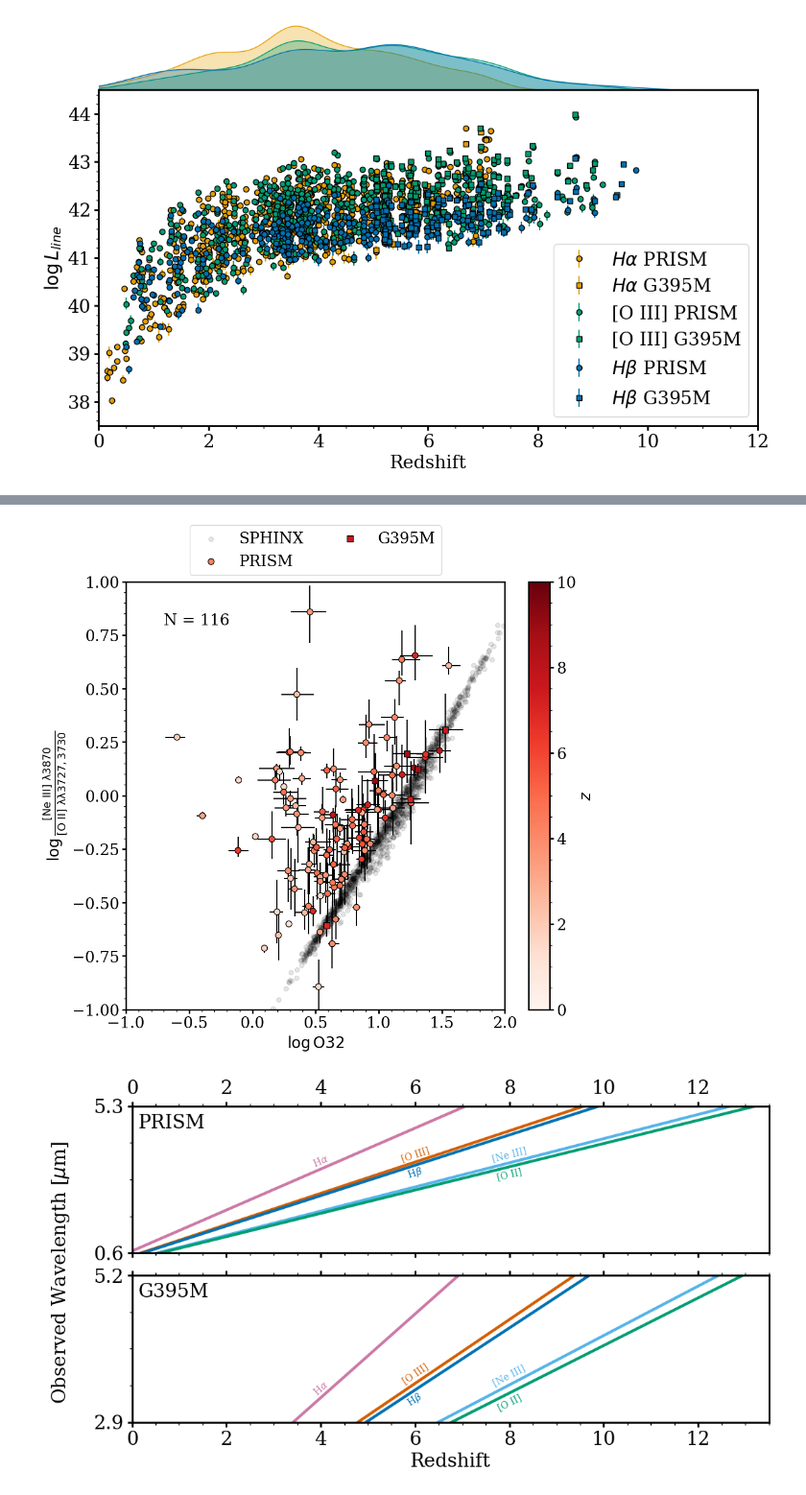
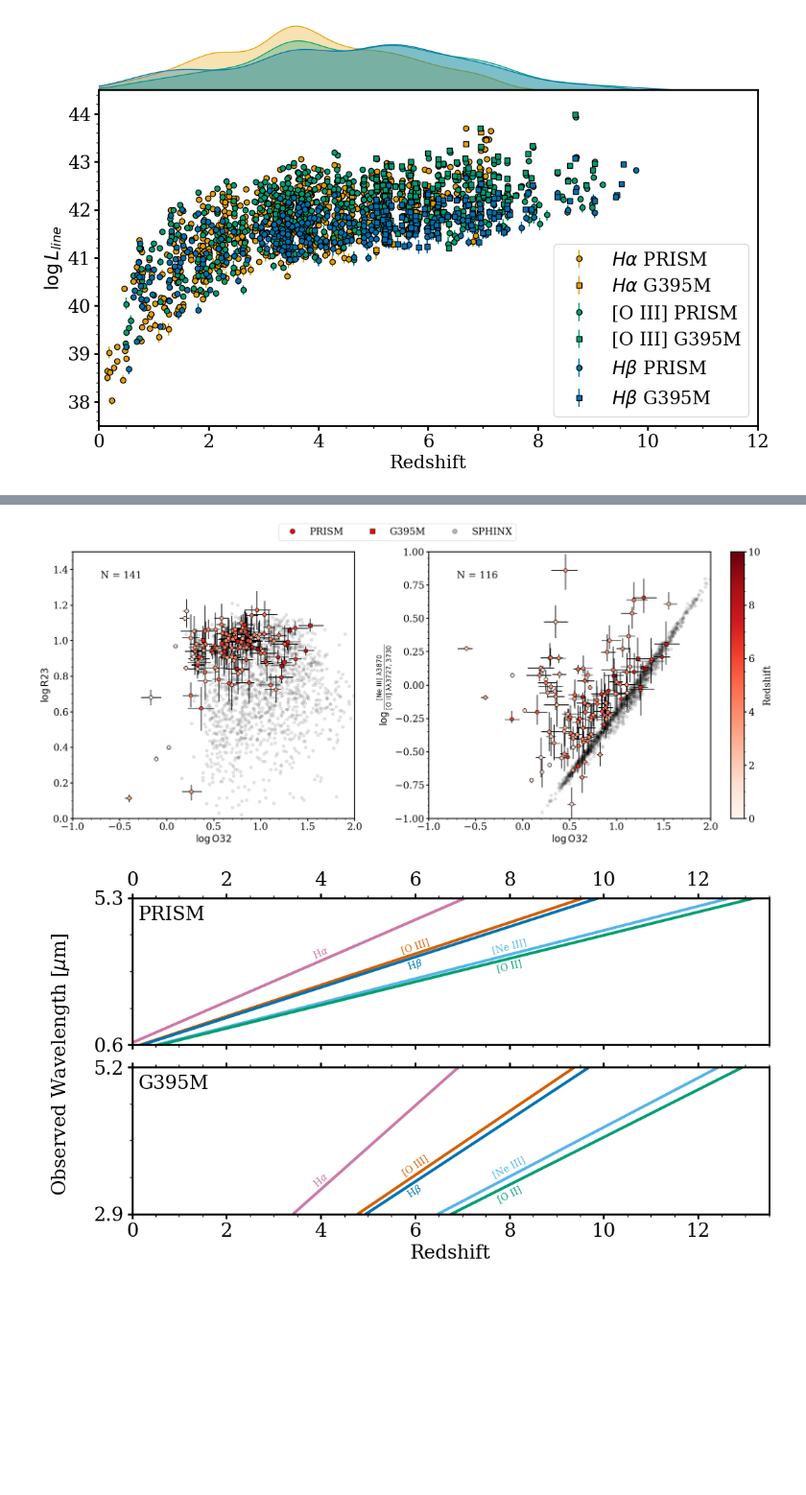
Before and after one commit to njcleri/RUBIES_ionization_conditions, a Jupyter notebook: ionization_conditions_zach.ipynb, the cells around one changed output, grey strips where cells are left out. Shown at 96% size. Cells and saved outputs as stored; diff of their text form; code cells hidden in the pictures; blank space fills up the shorter version.

```diff
--- a/ionization_conditions_zach.ipynb
+++ b/ionization_conditions_zach.ipynb
@@ -451,30 +396,28 @@ plt.show()
-# %%
-plt.figure(figsize=(11,10))
-plt.scatter(sphinxdf.log_O32, sphinxdf.log_NeIII_OII, c='k', alpha=0.1, label='SPHINX')
-
-plt.errorbar(x=np.log10(Ne3O32df_prism.O32), y=np.log10(Ne3O32df_prism.NeIII_OII),
-             xerr=[sf.propagate_uncertainty_log10(Ne3O32df_prism.O32,Ne3O32df_prism.O32_ERR_16), sf.propagate_uncertainty_log10(Ne3O32df_prism.O32,Ne3O32df_prism.O32_ERR_84)],
-             yerr=[sf.propagate_uncertainty_log10(Ne3O32df_prism.NeIII_OII,Ne3O32df_prism.NeIII_OII_ERR_16), sf.propagate_uncertainty_log10(Ne3O32df_prism.NeIII_OII,Ne3O32df_prism.NeIII_OII_ERR_84)],
-             ls='None', c='k', zorder=-1)
-plt.scatter(x=np.log10(Ne3O32df_prism.O32), y=np.log10(Ne3O32df_prism.NeIII_OII),
-             marker='o', ec='k', c=Ne3O32df_prism.z_prism, cmap='Reds', vmin=0, vmax=10, s=60, label='PRISM')
-plt.errorbar(x=np.log10(Ne3O32df_g395m.O32), y=np.log10(Ne3O32df_g395m.NeIII_OII),
-             xerr=[sf.propagate_uncertainty_log10(Ne3O32df_g395m.O32,Ne3O32df_g395m.O32_ERR_16), sf.propagate_uncertainty_log10(Ne3O32df_g395m.O32,Ne3O32df_g395m.O32_ERR_84)],
-             yerr=[sf.propagate_uncertainty_log10(Ne3O32df_g395m.NeIII_OII,Ne3O32df_g395m.NeIII_OII_ERR_16), sf.propagate_uncertainty_log10(Ne3O32df_g395m.NeIII_OII,Ne3O32df_g395m.NeIII_OII_ERR_84)],
-             ls='None', c='k', zorder=-1)
-plt.scatter(x=np.log10(Ne3O32df_g395m.O32), y=np.log10(Ne3O32df_g395m.NeIII_OII),
-             marker='s', ec='k', c=Ne3O32df_g395m.z_g395m, cmap='Reds', vmin=0, vmax=10, s=60, label='G395M')
-
-plt.colorbar(label='$z$')
-plt.annotate(f'N = {len(Ne3O32df_prism)+len(Ne3O32df_g395m)}', xy=(0.1, 0.9), xycoords='axes fraction')
-plt.xlabel(r'$\log\rm{O32}$')
-plt.ylabel(r'$\log\frac{\rm{[Ne~III]}~\lambda3870}{\rm{[O~II]}~\lambda\lambda3727,3730}$')
-plt.axis([-1,2,-1,1])
-plt.legend(loc='upper center', bbox_to_anchor=(0.5, 1.15), ncols=2)
-plt.savefig(FIGURES.joinpath('NeIIIOII_O32.pdf'))
-plt.show()
-# %% [output]
-[figure, removed]
+# %%
+fig = plt.figure(figsize=(25,10))
+gs = GridSpec(nrows=1, ncols=100)
+gs.update(wspace=0, hspace=0)
+
+ax0 = fig.add_subplot(gs[0:1, 0:42])
+plot_R23_versus_O32(ax=ax0)
+# plt.savefig(FIGURES.joinpath('R23_O32.pdf'))
+
+
+ax1 = fig.add_subplot(gs[0:1, 53:95])
+plot_NeIIIOII_versus_O32(ax=ax1)
+
+cax = fig.add_subplot(gs[0:1, 98:100])
+norm = mpl.colors.Normalize(vmin=0, vmax=10)
+fig.colorbar(mpl.cm.ScalarMappable(norm=norm, cmap='Reds'), cax=cax, use_gridspec=True, label='Redshift')
+
+legend_elements = generate_legend_elements_ratios_versus_O32()
+fig.legend(handles=legend_elements, loc='upper center', bbox_to_anchor=(0.5, 0.975), facecolor='white', ncol=4, fontsize=20)
+
+plt.savefig(FIGURES.joinpath('ratios_O32.pdf'))
+
+plt.show()
+# %% [output]
+[figure, added]
 # %%
 ha = 6563
 oiii = 5008
```
Also changed, not shown: parts of 13 cells of this notebook, 15 other files.
